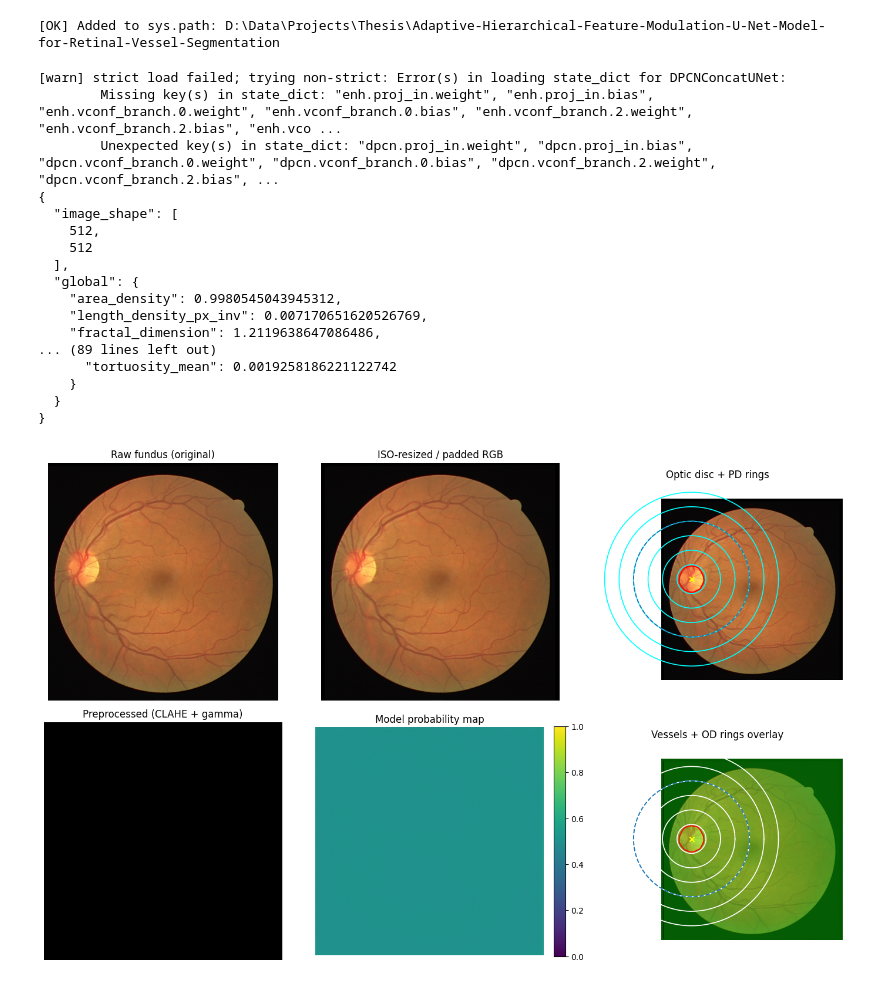
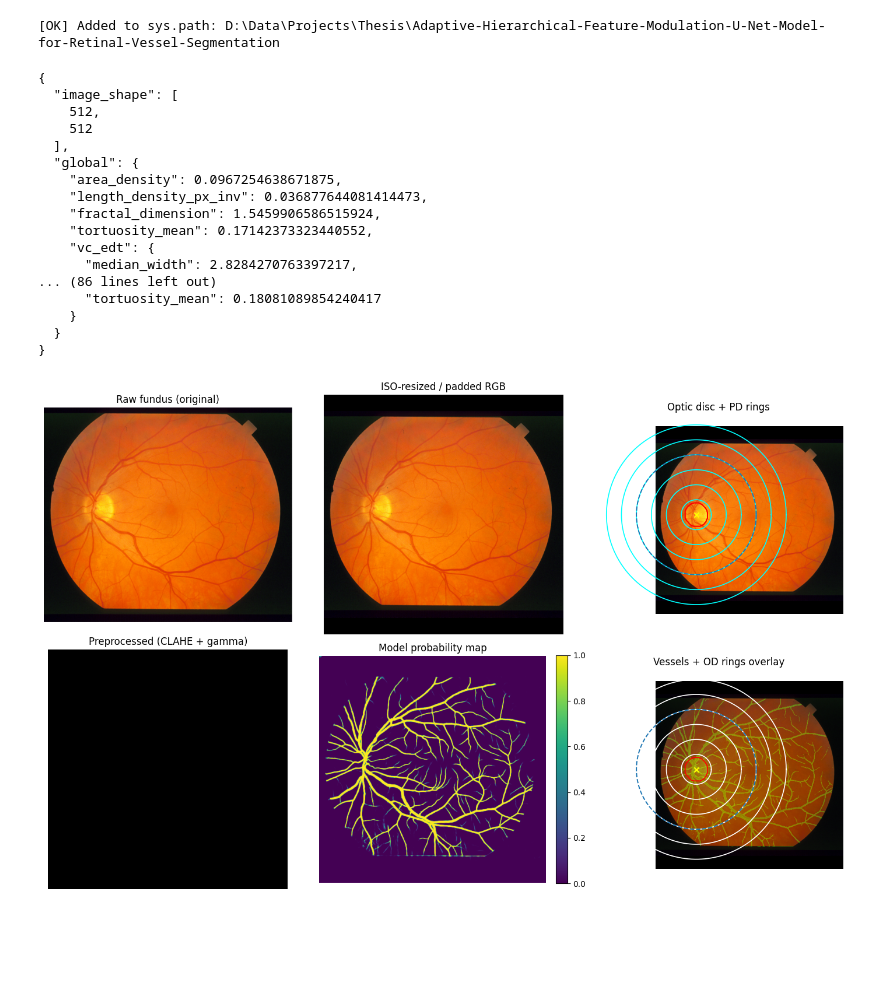
Before and after one commit to matchi-1/Adaptive-Hierarchical-Feature-Modulation-U-Net-Model-for-Retinal-Vessel-Segmentation, a Jupyter notebook: notebooks/quantitative_analysis/quant_model_pipeline.ipynb, the cells around one changed output. Cells and saved outputs as stored; diff of their text form; code cells hidden in the pictures; blank space fills up the shorter version.

```diff
--- a/notebooks/quantitative_analysis/quant_model_pipeline.ipynb
+++ b/notebooks/quantitative_analysis/quant_model_pipeline.ipynb
@@ -345,40 +345,40 @@ def run_pipeline_with_ckpt(color_path: str, ckpt_path: str):
     }
 # %%
 ckpt_path = "../../outputs/checkpoints/final/[DRIVE] dpcn_refineEdge.pth"
-color_path = "../../data/raw/DRIVE/test/images/01_test.png"
+color_path = "../../data/raw/STARE/test/images/01_test.jpg"
 
 out = run_pipeline_with_ckpt(color_path, ckpt_path)
 
 # Full biomarkers (includes PD-normalized and rings if OD was found)
 print(json.dumps(out["biomarkers"], indent=2))
 
 # Visual walkthrough of the pipeline
 visualize_pipeline_stages(
     raw_rgb    = out["raw_rgb"],
     rgb_iso    = out["rgb_iso"],
     disc_mask  = out["disc_mask"],
     center_yx  = tuple(out["od"]["center_yx"]),
     PD_px      = out["od"]["PD_px"],
     pre_gray_u8= (out["pred_mask"]*0 + (out["raw_rgb"][...,1] if False else 0)),  # placeholder; see below
     prob_map   = out["prob_map"],
     pred_mask  = out["pred_mask"],
 )
 # %% [output]
-[warn] strict load failed; trying non-strict: Error(s) in loading state_dict for DPCNConcatUNet:
-        Missing key(s) in state_dict: "enh.proj_in.weight", "enh.proj_in.bias", "enh.vconf_branch.0.weight", "enh.vconf_branch.0.bias", "enh.vconf_branch.2.weight", "enh.vconf_branch.2.bias", "enh.vco ...
-        Unexpected key(s) in state_dict: "dpcn.proj_in.weight", "dpcn.proj_in.bias", "dpcn.vconf_branch.0.weight", "dpcn.vconf_branch.0.bias", "dpcn.vconf_branch.2.weight", "dpcn.vconf_branch.2.bias", ...
 {
   "image_shape": [
     512,
     512
   ],
   "global": {
-    "area_density": 0.9980545043945312,
-    "length_density_px_inv": 0.007170651620526769,
-    "fractal_dimension": 1.2119638647086486,
-... (89 lines left out)
-      "tortuosity_mean": 0.0019258186221122742
+    "area_density": 0.0967254638671875,
+    "length_density_px_inv": 0.036877644081414473,
+    "fractal_dimension": 1.5459906586515924,
+    "tortuosity_mean": 0.17142373323440552,
+    "vc_edt": {
+      "median_width": 2.8284270763397217,
+... (86 lines left out)
+      "tortuosity_mean": 0.18081089854240417
     }
   }
 }
-[figure, old version]
+[figure, new version]
```
